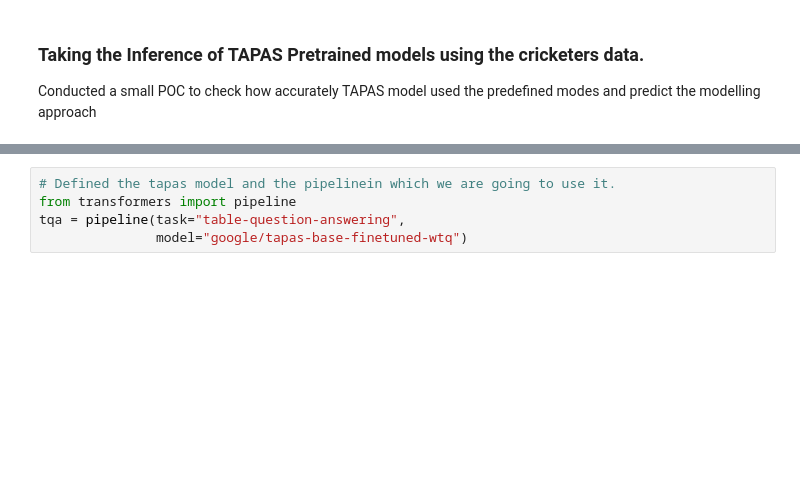
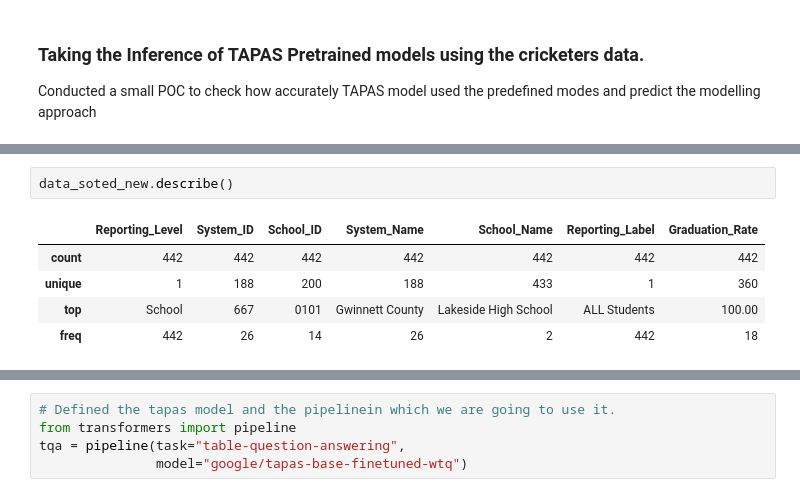
Before and after one commit to agarwalsourabh55/huggingface-tapas, a Jupyter notebook: huggingface_tapas.ipynb, the cells around one changed output, grey strips where cells are left out. Cells and saved outputs as stored; diff of their text form; blank space fills up the shorter version.

```diff
--- a/huggingface_tapas.ipynb
+++ b/huggingface_tapas.ipynb
@@ -158,0 +187,8 @@ data
+# %%
+data_soted_new.describe()
+# %% [output]
+|  | Reporting_Level | System_ID | School_ID | System_Name | School_Name | Reporting_Label | Graduation_Rate |
+| count | 442 | 442 | 442 | 442 | 442 | 442 | 442 |
+| unique | 1 | 188 | 200 | 188 | 433 | 1 | 360 |
+| top | School | 667 | 0101 | Gwinnett County | Lakeside High School | ALL Students | 100.00 |
+| freq | 442 | 26 | 14 | 26 | 2 | 442 | 18 |
```
Also changed, not shown: parts of 19 cells of this notebook.
